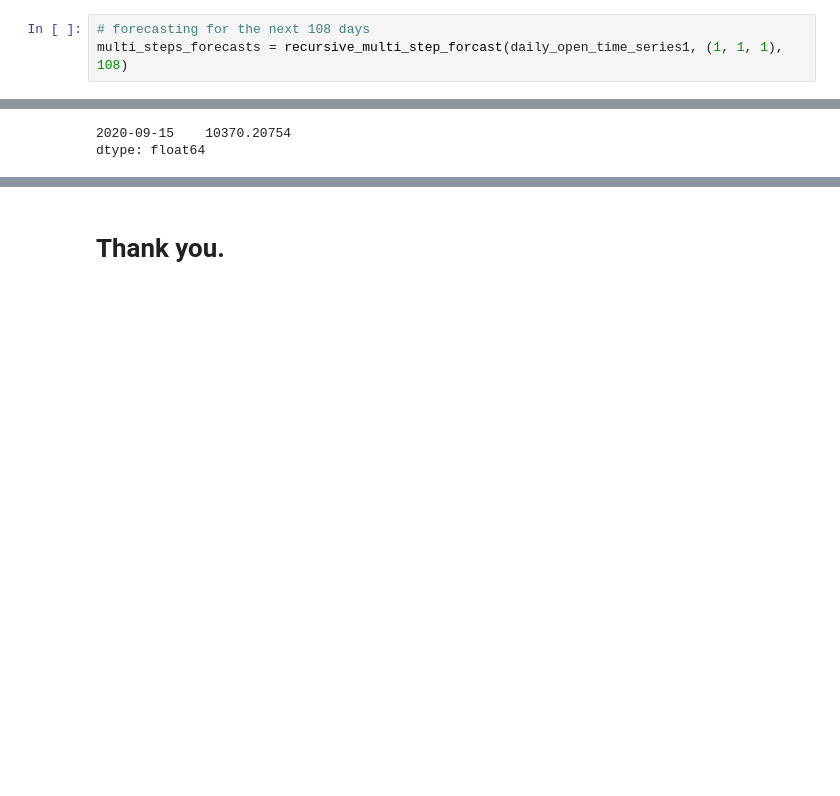
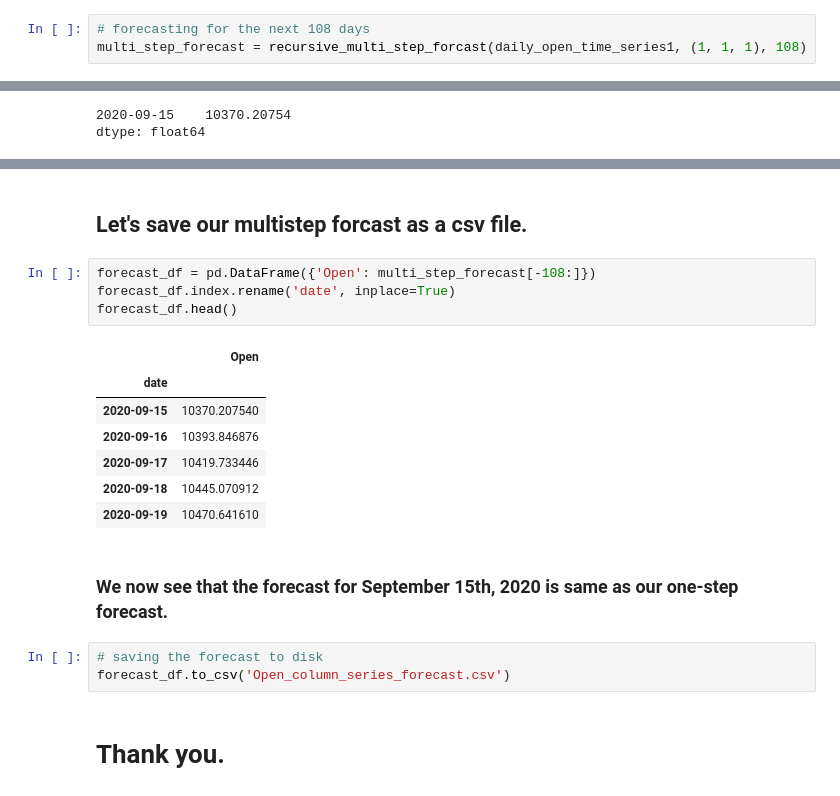
Before and after one commit to HamoyeHQ/05-bitcoin-trading, a Jupyter notebook: Open column time series.ipynb, the cells around one changed output, grey strips where cells are left out. Drawn from its saved outputs; the diff is of its cells as text; blank space fills up the shorter version.

```diff
--- a/Open column time series.ipynb
+++ b/Open column time series.ipynb
@@ -921,7 +921,7 @@ def recursive_multi_step_forcast(series, order, time_steps=108):
     return pd.Series(np.exp(history), index=list(series.index)+future_dates)
 # %%
 # forecasting for the next 108 days
-multi_steps_forecasts = recursive_multi_step_forcast(daily_open_time_series1, (1, 1, 1), 108)
+multi_step_forecast = recursive_multi_step_forcast(daily_open_time_series1, (1, 1, 1), 108)
 # %%
 plt.figure(figsize=(18, 4))
 plt.plot(daily_open_time_series1)
@@ -956,2 +956,21 @@ Our forcast for bitstamp Open for next day 2020-09-15 00:00:00 is 10370.20753972
+# %% [markdown]
+## Let's save our multistep forcast as a csv file.
+# %%
+forecast_df = pd.DataFrame({'Open': multi_step_forecast[-108:]})
+forecast_df.index.rename('date', inplace=True)
+forecast_df.head()
+# %% [output]
+|  | Open |
+| date |  |
+| 2020-09-15 | 10370.207540 |
+| 2020-09-16 | 10393.846876 |
+| 2020-09-17 | 10419.733446 |
+| 2020-09-18 | 10445.070912 |
+| 2020-09-19 | 10470.641610 |
+# %% [markdown]
+### We now see that the forecast for September 15th, 2020 is same as our one-step forecast.
+# %%
+# saving the forecast to disk
+forecast_df.to_csv('Open_column_series_forecast.csv')
 # %% [markdown]
 # Thank you.
```
Also changed, not shown: parts of 14 cells of this notebook.
